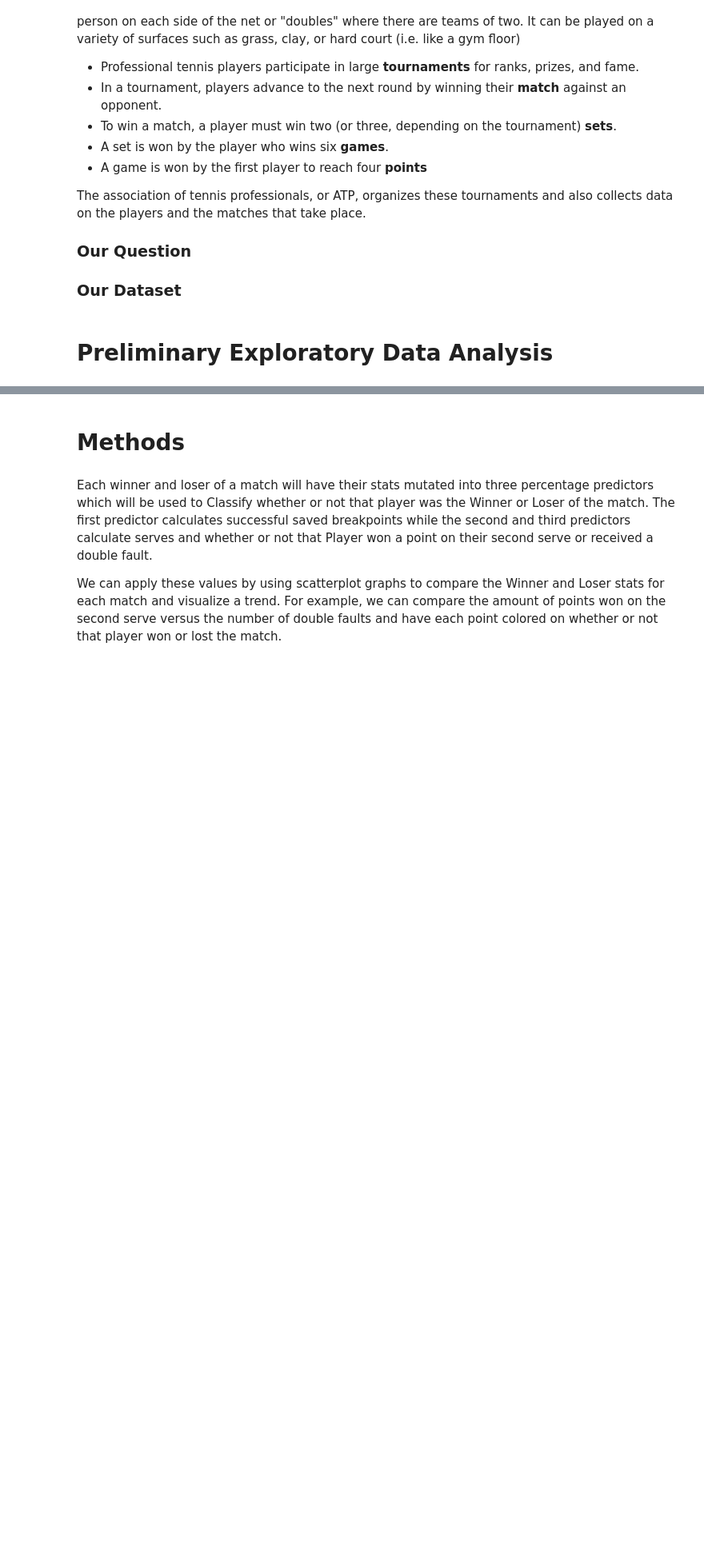
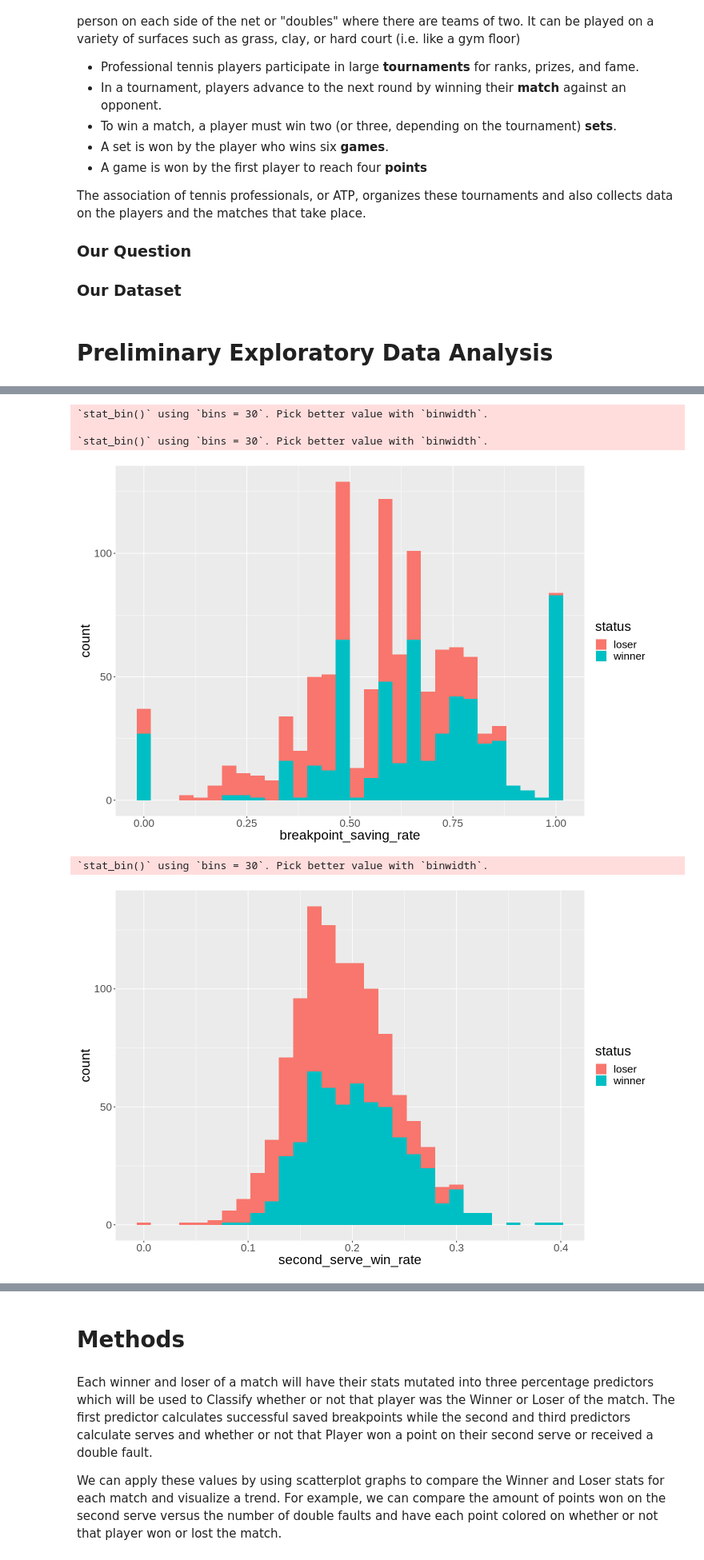
Before and after one commit to SimonYYL/DSCI_100_group19_group_project, a Jupyter notebook: project_proposal_final.ipynb, the cells around one changed output, grey strips where cells are left out. Shown at 80% size. Cells and saved outputs as stored; diff of their text form; code cells hidden in the pictures; blank space fills up the shorter version.

```diff
--- a/project_proposal_final.ipynb
+++ b/project_proposal_final.ipynb
@@ -23,3 +50,7 @@ The association of tennis professionals, or ATP, organizes these tournaments and
 ### Our Dataset
 # %% [markdown]
 # Preliminary Exploratory Data Analysis
+# %%
+## the dataset can be read from the URL link:
+atp_data_frame <- read_csv("https://drive.google.com/uc?export=download&id=1fOQ8sy_qMkQiQEAO6uFdRX4tLI8EpSTn")
+head(atp_data_frame)
@@ -25,0 +84,21 @@ The association of tennis professionals, or ATP, organizes these tournaments and
+# %%
+# the tidy version of the data set with variables which will be used as predictors to predict our outcome:
+stat_im_variable <- atp_data_frame %>%
+    filter(tourney_level == "G") %>%
+    select(minutes,w_bpSaved,w_bpFaced,winner_rank_points,l_bpSaved,l_bpFaced,loser_rank_points,winner_age, loser_age,winner_ht,loser_ht,w_2ndWon,w_svpt,l_2ndWon,l_svpt,w_ace,l_ace,w_df,l_df,w_1stWon,w_1stIn,l_1stWon,l_1stIn) %>%
+    mutate(
+           winner_breakpoint_saved_pct = w_bpSaved/w_bpFaced,
+           loser_breakpoint_saved_pct = l_bpSaved/l_bpFaced,
+           winner_second_serve_win_pct = w_2ndWon / w_svpt,
+           loser_second_serve_win_pct = l_2ndWon / l_svpt,
+           winner_df_pct = w_df / w_svpt,
+           loser_df_pct = l_df / l_svpt,
+           winner_1st_serve_pct = w_1stWon / w_1stIn,
+           loser_1st_serve_pct = l_1stWon / l_1stIn) %>%
+    select(winner_rank_points,loser_rank_points,winner_age,loser_age,winner_ht,loser_ht,winner_breakpoint_saved_pct,loser_breakpoint_saved_pct,winner_second_serve_win_pct,loser_second_serve_win_pct,winner_df_pct,loser_df_pct,winner_1st_serve_pct,loser_1st_serve_pct) %>%
+    drop_na() %>%
+    pivot_longer(cols = winner_rank_points:loser_1st_serve_pct,
+    names_to = c( "status", ".value"),
+    names_sep = "_")
+colnames(stat_im_variable) <- c("status","rank_point","player_age","player_height","breakpoint_saving_rate","second_serve_win_rate","double_fault_rate","first_serve_win_rate")
+stat_im_variable
@@ -25,0 +118,20 @@ The association of tennis professionals, or ATP, organizes these tournaments and
+# %%
+options(repr.plot.width = 12, repr.plot.height = 8)
+ggplot(stat_im_variable, aes(x = breakpoint_saving_rate , fill = status)) +
+    geom_histogram() +
+    theme(text = element_text(size = 20))
+
+ggplot(stat_im_variable, aes(x = second_serve_win_rate , fill = status)) +
+    geom_histogram() +
+    theme(text = element_text(size = 20))
+
+ggplot(stat_im_variable, aes(x = rank_point , fill = status)) +
+    geom_histogram() +
+    theme(text = element_text(size = 20))
+# %% [output]
+`stat_bin()` using `bins = 30`. Pick better value with `binwidth`.
+
+`stat_bin()` using `bins = 30`. Pick better value with `binwidth`.
+[figure, added]
+`stat_bin()` using `bins = 30`. Pick better value with `binwidth`.
+[figure, added]
```
Also changed, not shown: parts of 4 cells of this notebook.
